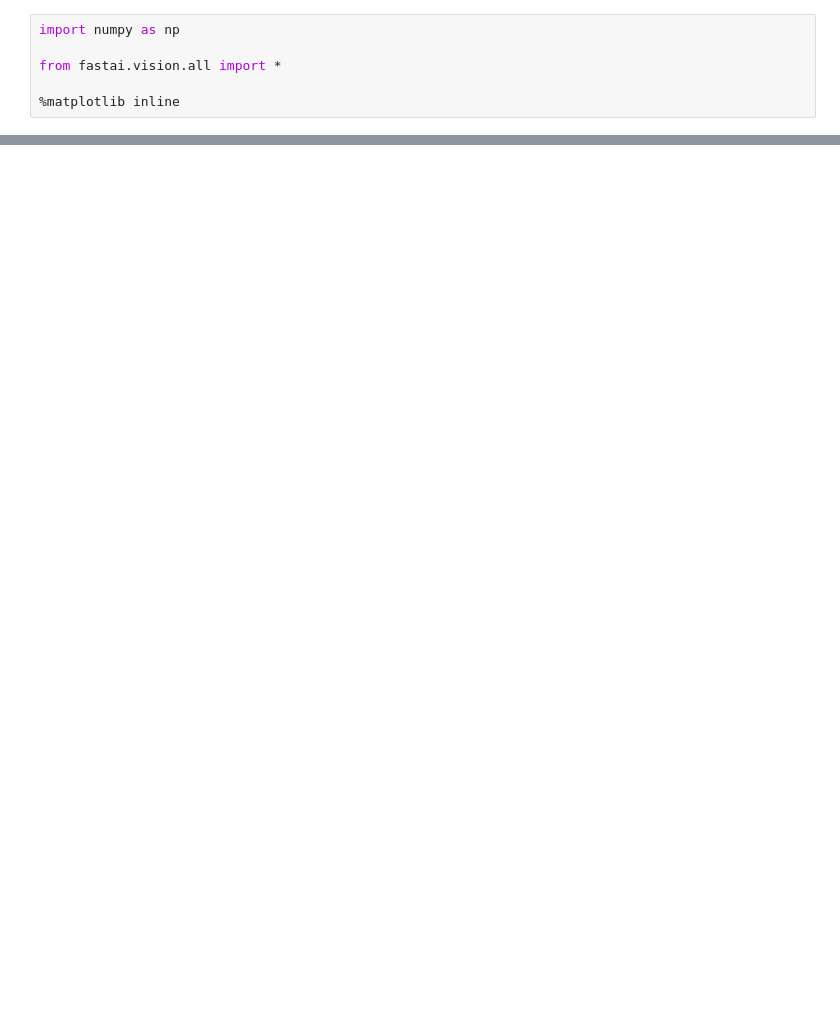
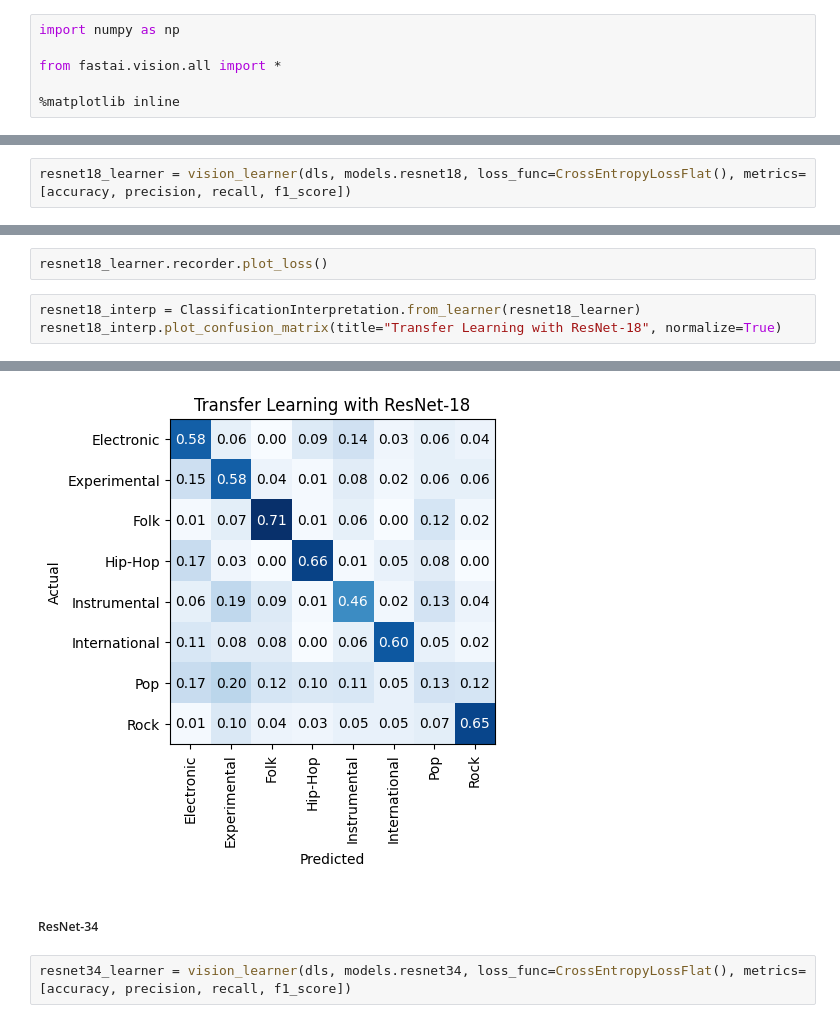
Before and after one commit to GUOliver/COMP9444-Group-Project, a Jupyter notebook: models/transfer_learning_approach.ipynb, the cells around one changed output, grey strips where cells are left out. Drawn from its saved outputs; the diff is of its cells as text; blank space fills up the shorter version.

```diff
--- a/models/transfer_learning_approach.ipynb
+++ b/models/transfer_learning_approach.ipynb
@@ -102,0 +92,2 @@ learner = vision_learner(dls, models.resnet50, loss_func=CrossEntropyLossFlat(),
+# %%
+resnet18_learner = vision_learner(dls, models.resnet18, loss_func=CrossEntropyLossFlat(), metrics=[accuracy, precision, recall, f1_score])
@@ -102,0 +110,6 @@ learner = vision_learner(dls, models.resnet50, loss_func=CrossEntropyLossFlat(),
+# %%
+resnet18_learner.recorder.plot_loss()
+# %%
+resnet18_interp = ClassificationInterpretation.from_learner(resnet18_learner)
+resnet18_interp.plot_confusion_matrix(title="Transfer Learning with ResNet-18", normalize=True)
+# %% [output]
@@ -102,0 +118,5 @@ learner = vision_learner(dls, models.resnet50, loss_func=CrossEntropyLossFlat(),
+[figure, added]
+# %% [markdown]
+##### ResNet-34
+# %%
+resnet34_learner = vision_learner(dls, models.resnet34, loss_func=CrossEntropyLossFlat(), metrics=[accuracy, precision, recall, f1_score])
```
Also changed, not shown: parts of 34 cells of this notebook.
